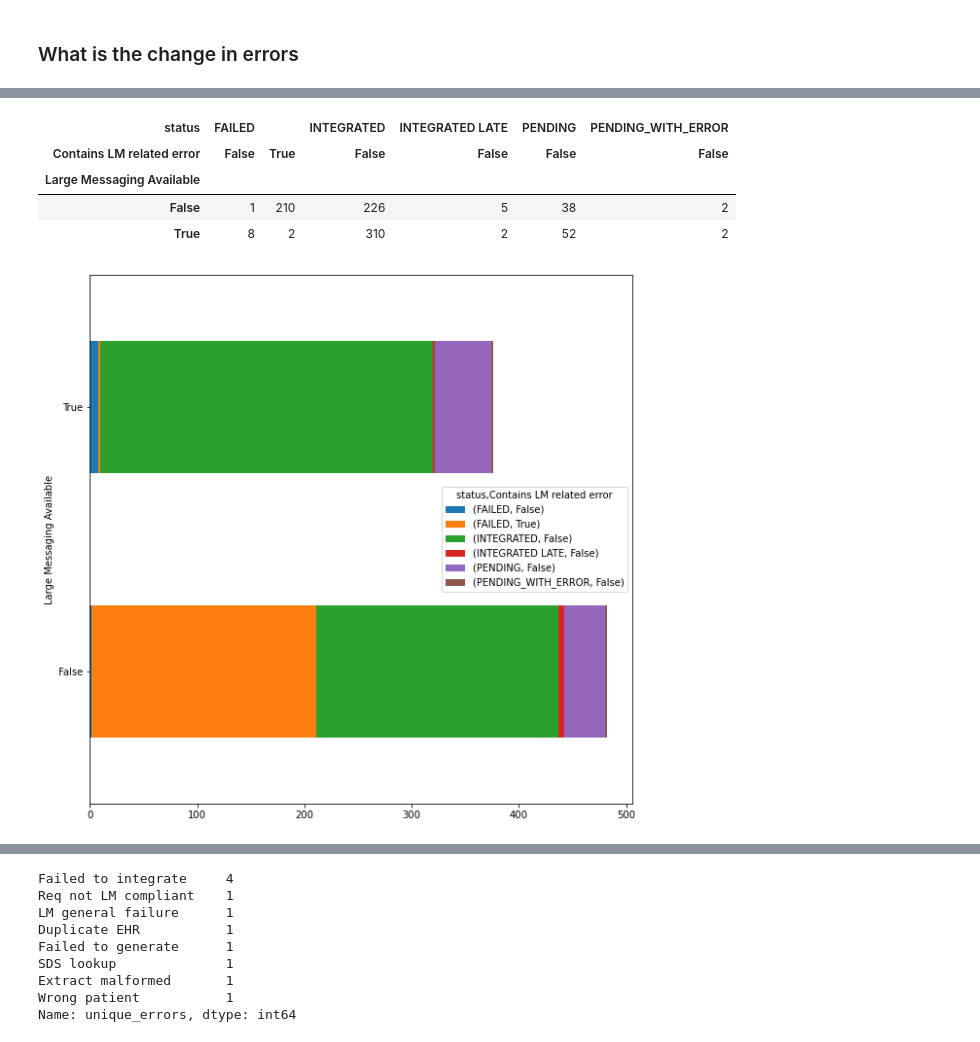
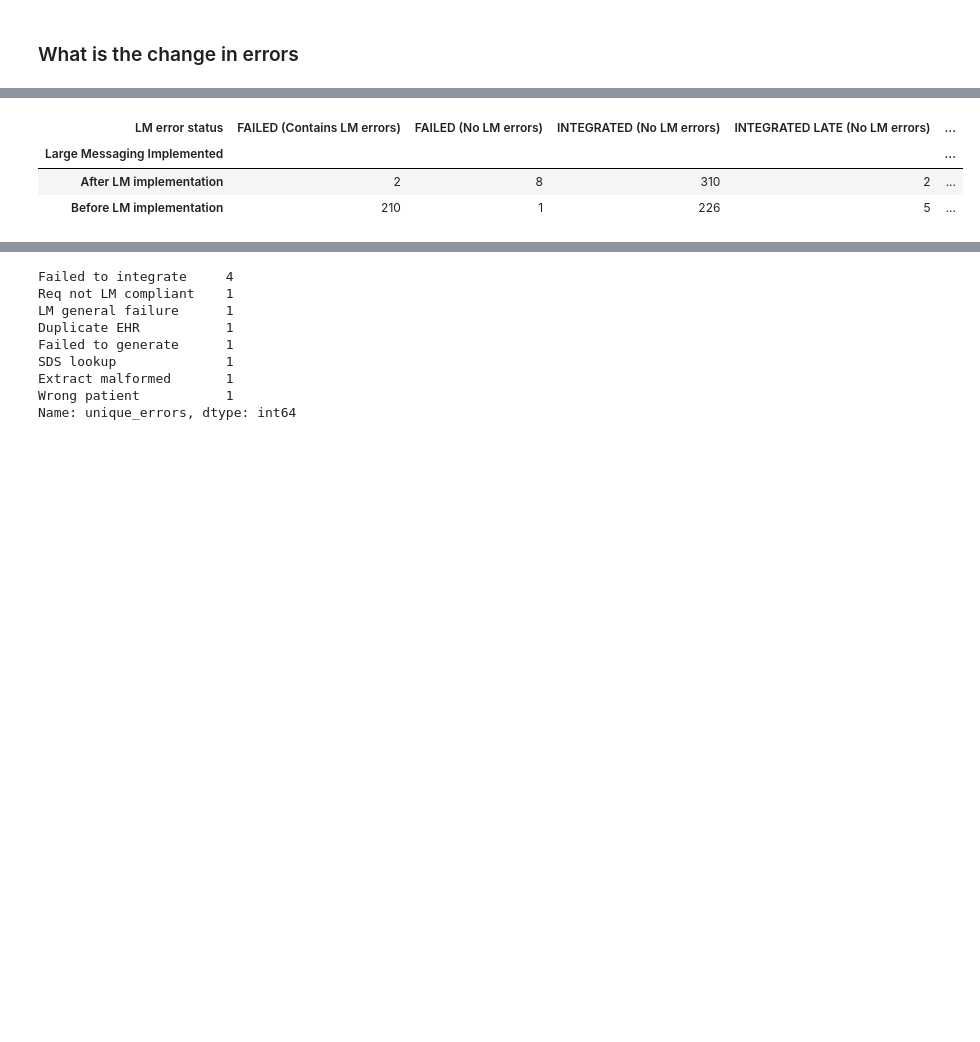
Before and after one commit to nhsconnect/prm-gp2gp-data-sandbox, a Jupyter notebook: notebooks/28-PRMT-1475--impact-LM-vision-practices.ipynb, the cells around one changed output, grey strips where cells are left out. Saved outputs shown, nothing was run; the diff lists cells and outputs as text; code cells hidden in the pictures; blank space fills up the shorter version.

Commit message:
PRMT-1984 [RJ/JN] Cleanup outputs of notebook 28 - impact of large messaging on vision practices

```diff
--- a/notebooks/28-PRMT-1475--impact-LM-vision-practices.ipynb
+++ b/notebooks/28-PRMT-1475--impact-LM-vision-practices.ipynb
@@ -99,9 +99,3 @@ transfers = transfers.rename({'MName': 'sending_supplier', 'ASID': 'sending_supp
 
 transfers["sending_supplier"] = transfers["sending_supplier"].replace(supplier_renaming.keys(), supplier_renaming.values())
 transfers["requesting_supplier"] = transfers["requesting_supplier"].replace(supplier_renaming.keys(), supplier_renaming.values())
-# %%
-# list(row['sender_error_code'], , row['request_completed_ack_codes'])
-transfers['all_errors']=transfers.apply(lambda row:np.concatenate((np.append(row["intermediate_error_codes"], row["sender_error_code"]),row['request_completed_ack_codes'])), axis=1)
-transfers['all_errors']=transfers['all_errors'].apply(lambda error_list:[error for error in error_list if np.isfinite(error)])
-# %%
-transfers['unique_errors']=transfers['all_errors'].apply(set).apply(list)
@@ -123,6 +123,10 @@ sending_transfers['transfer type']='Sending'
 sending_transfers['practice']=sending_transfers['sending_practice']
 
 relevant_transfers=pd.concat([requesting_transfers,sending_transfers],axis=0)
+# %%
+relevant_transfers['all_errors']=relevant_transfers.apply(lambda row:np.concatenate((np.append(row["intermediate_error_codes"], row["sender_error_code"]),row['request_completed_ack_codes'])), axis=1)
+relevant_transfers['all_errors']=relevant_transfers['all_errors'].apply(lambda error_list:[error for error in error_list if np.isfinite(error)])
+relevant_transfers['unique_errors']=relevant_transfers['all_errors'].apply(set).apply(list)
 # %%
 relevant_transfers['Large Messaging Available']=relevant_transfers['date_requested']>time_of_switch
 relevant_transfers_in_time_window_bool=(relevant_transfers['date_requested']>=start_time) & (relevant_transfers['date_requested']<=end_time)
@@ -183,0 +225,3 @@ array([<AxesSubplot:title={'center':'False'}>,
+# %%
+relevant_transfers['LM error status']=relevant_transfers['status'] + ' ' + relevant_transfers['Contains LM related error'].astype(str).replace({'True':'(Contains LM errors)','False': '(No LM errors)'})
+relevant_transfers['Large Messaging Implemented']=relevant_transfers['Large Messaging Available'].replace({'False':'Before LM implementation','True':'After LM implementation'})
@@ -184,11 +236,10 @@ array([<AxesSubplot:title={'center':'False'}>,
 # %%
-lm_error_status_table=pd.pivot_table(relevant_transfers,index=['Large Messaging Available'],columns=['status','Contains LM related error'],values='conversation_id',aggfunc='count')
-lm_error_status_table.plot.barh(stacked=True,figsize=(10,10))
+lm_error_status_table=pd.pivot_table(relevant_transfers,index=['Large Messaging Implemented'],columns=['LM error status'],values='conversation_id',aggfunc='count')
+#lm_error_status_table.plot.barh(stacked=True,figsize=(10,10),color=lm_color_table)
+
 lm_error_status_table
 # %% [output]
-| status | FAILED |  | INTEGRATED | INTEGRATED LATE | PENDING | PENDING_WITH_ERROR |
-| Contains LM related error | False | True | False | False | False | False |
-| Large Messaging Available |  |  |  |  |  |  |
-| False | 1 | 210 | 226 | 5 | 38 | 2 |
-| True | 8 | 2 | 310 | 2 | 52 | 2 |
+| LM error status | FAILED (Contains LM errors) | FAILED (No LM errors) | INTEGRATED (No LM errors) | INTEGRATED LATE (No LM errors) | ... |
+| Large Messaging Implemented |  |  |  |  | ... |
+| After LM implementation | 2 | 8 | 310 | 2 | ... |
+| Before LM implementation | 210 | 1 | 226 | 5 | ... |
-[figure, removed]
```
Also changed, not shown: parts of 14 cells of this notebook.
